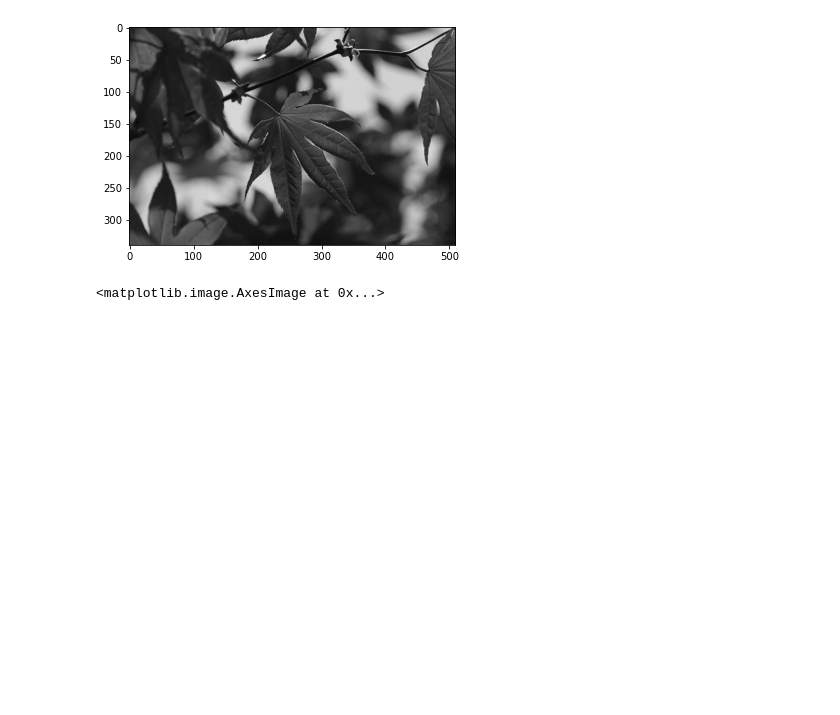
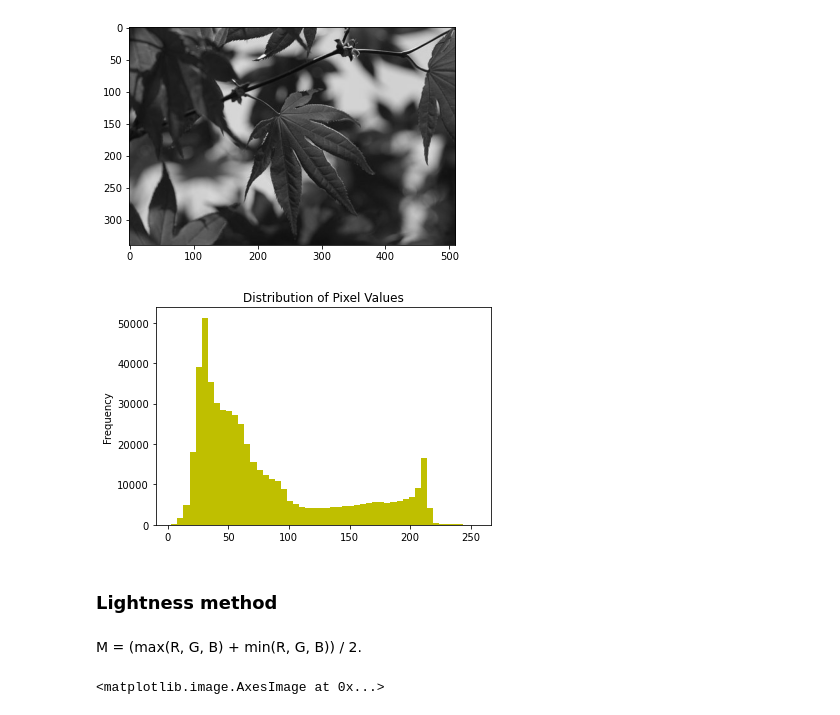
Before and after one commit to SergiDataAnalyst/leaves, a Jupyter notebook: Leaves.ipynb, the cells around one changed output. Saved outputs shown, nothing was run; the diff lists cells and outputs as text; code cells hidden in the pictures; blank space fills up the shorter version.

```diff
--- a/Leaves.ipynb
+++ b/Leaves.ipynb
@@ -66,4 +80,15 @@ plt.imshow(img_lum)
 # %% [output]
 <matplotlib.image.AxesImage at 0x...>
 [figure]
+# %%
+pd.Series(img_lum.flatten()).plot(kind='hist',
+                                  bins=50,
+                                  title='Distribution of Pixel Values', color='y')
+plt.show()
+# %% [output]
+[figure, added]
+# %% [markdown]
+### Lightness method
+# %% [markdown]
+M = (max(R, G, B) + min(R, G, B)) / 2.
 # %%
```
Also changed, not shown: parts of 30 cells of this notebook.
